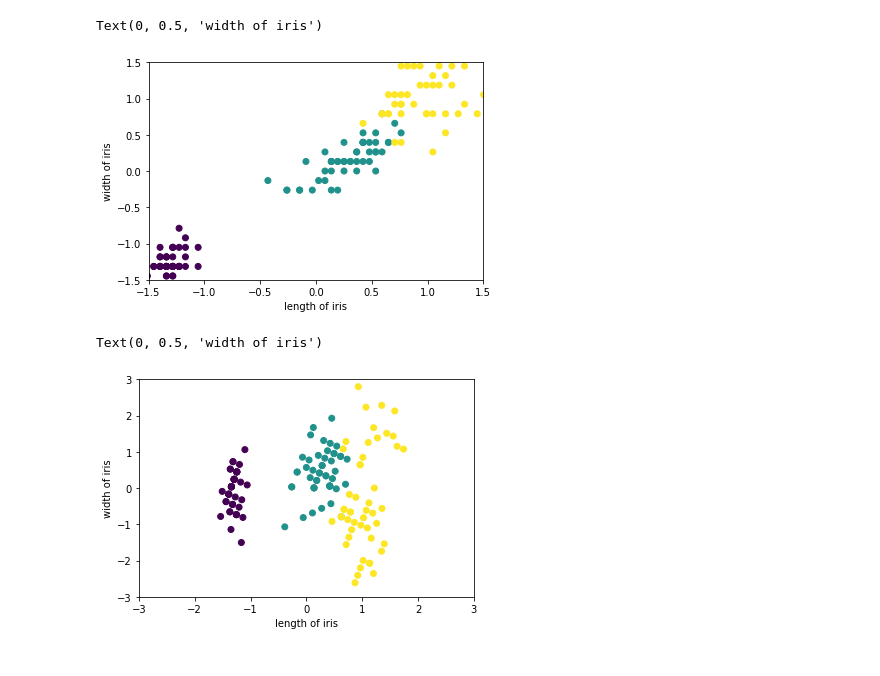
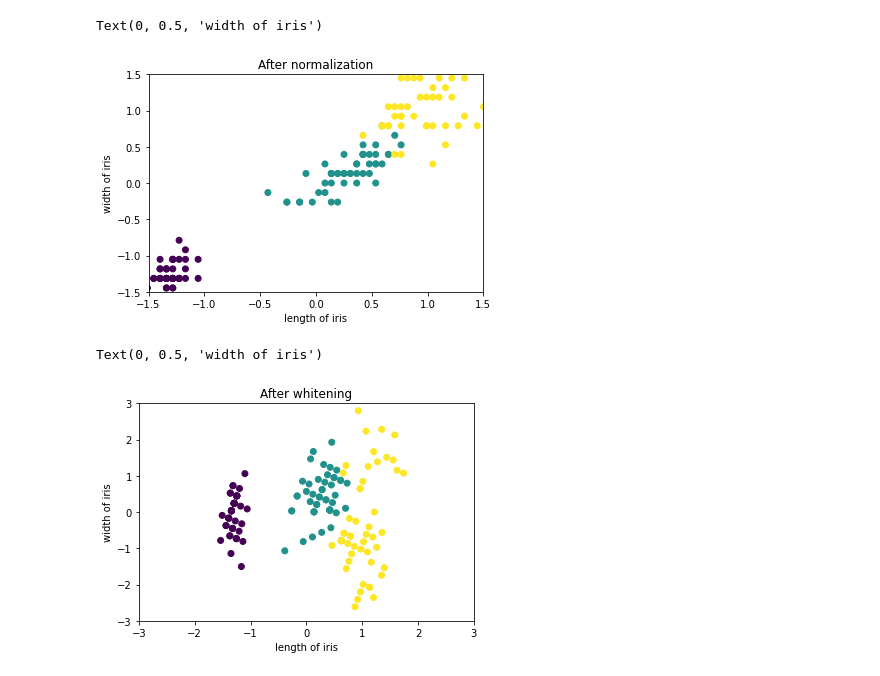
Before and after one commit to singwang-cn/The_first_pattern_recognition, a Jupyter notebook: ex4_3.ipynb, the cells around one changed output. Saved outputs shown, nothing was run; the diff lists cells and outputs as text; code cells hidden in the pictures.

```diff
--- a/ex4_3.ipynb
+++ b/ex4_3.ipynb
@@ -12,8 +12,8 @@ n = x.size()[1]
 u = torch.tensor([[x[0].mean()], [x[1].mean()]])
 sigma = (x-u).mm((x-u).t()) / n
 
-x_regular_0 = (x - u)[0] / (sigma[0, 0] ** .5)
-x_regular_1 = (x - u)[1] / (sigma[1, 1] ** .5)
+x_normal_0 = (x - u)[0] / (sigma[0, 0] ** .5)
+x_normal_1 = (x - u)[1] / (sigma[1, 1] ** .5)
 # %%
 #compute the eigenvalue and eigenvector of matrix sigma
 #s is the rotation matrix
@@ -33,17 +33,19 @@ x_whitened = (lam ** .5).inverse().mm(s.t().mm((x-u)))
 # %%
 species = iris_data.target
 
-plt.figure('After regularization')
-plt.scatter(x_regular_0, x_regular_1, c = species)
+plt.figure('After normalization')
+plt.title('After normalization')
+plt.scatter(x_normal_0, x_normal_1, c = species)
 plt.xlim(-1.5,1.5)
 plt.ylim(-1.5,1.5)
 plt.xlabel('length of iris')
 plt.ylabel('width of iris')
 # %% [output]
 Text(0, 0.5, 'width of iris')
-[figure, old version]
+[figure, new version]
 # %%
 plt.figure('After whitening')
+plt.title('After whitening')
 plt.scatter(x_whitened[0], x_whitened[1], c = species)
 plt.xlim(-3,3)
 plt.ylim(-3,3)
@@ -51,4 +53,4 @@ plt.xlabel('length of iris')
 plt.ylabel('width of iris')
 # %% [output]
 Text(0, 0.5, 'width of iris')
-[figure, old version]
+[figure, new version]
```
